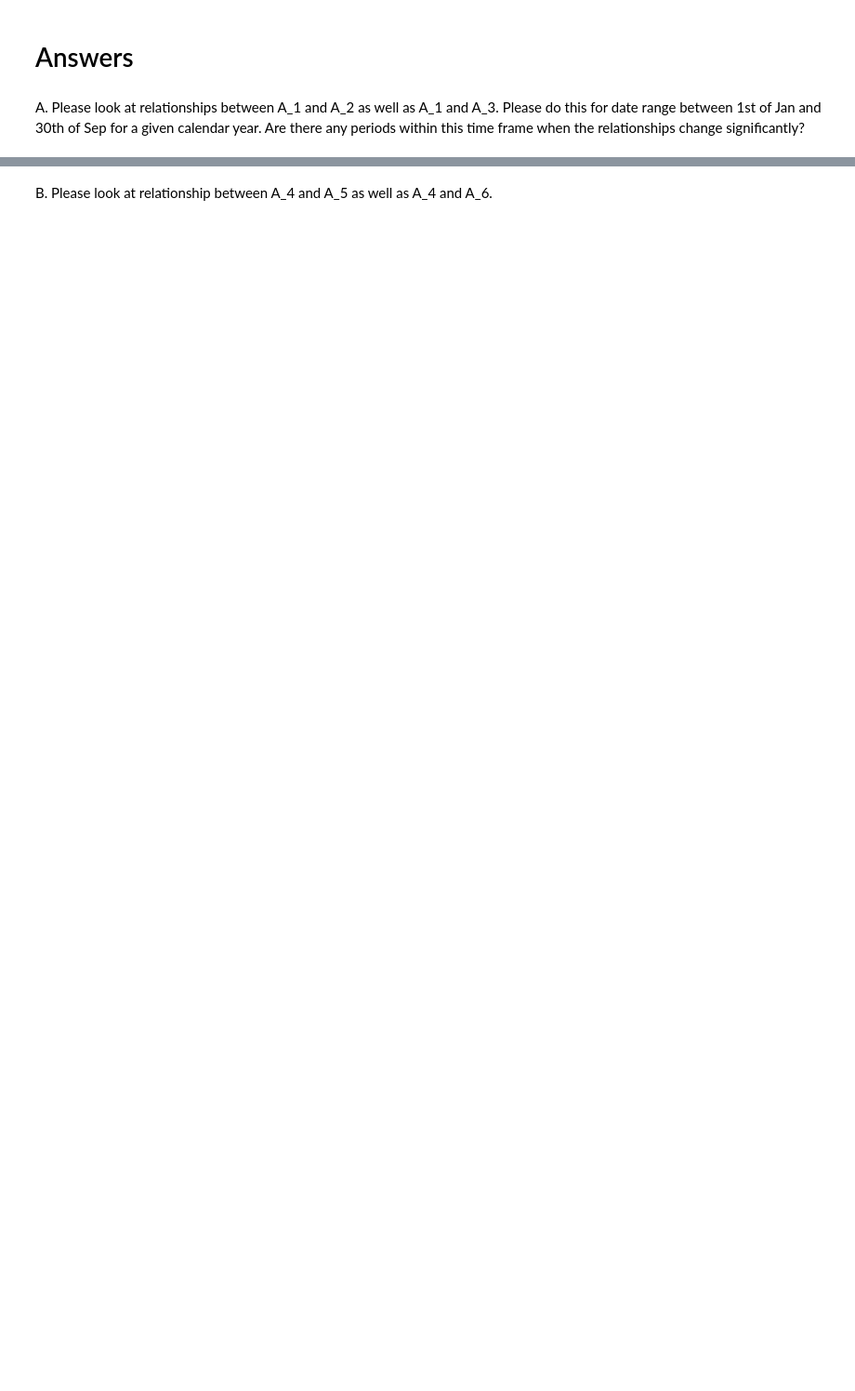
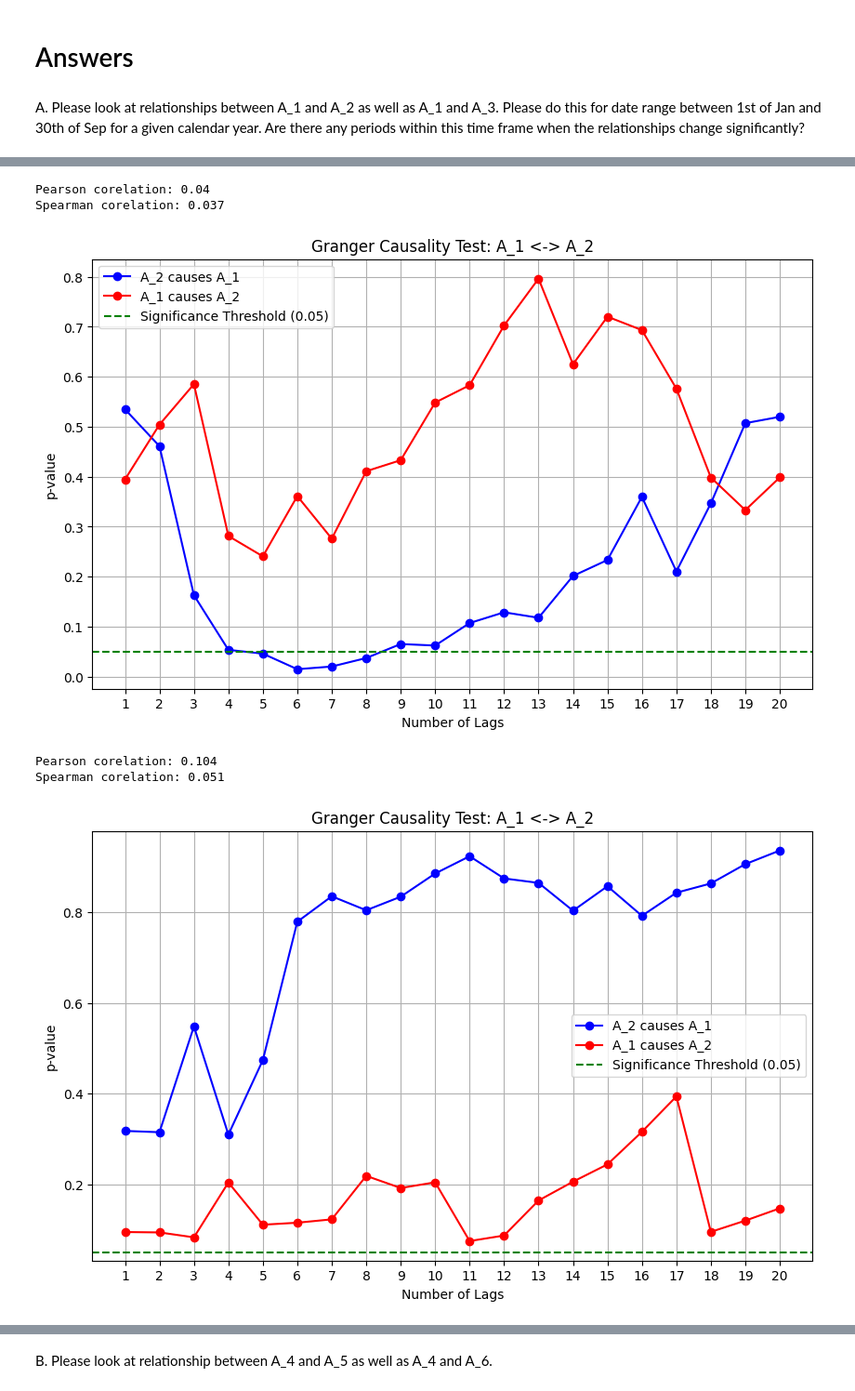
Before and after one commit to xfce1/Personal, a Jupyter notebook: DV/answers.ipynb, the cells around one changed output, grey strips where cells are left out. Shown at 93% size. Drawn from its saved outputs; the diff is of its cells as text; code cells hidden in the pictures; blank space fills up the shorter version.

```diff
--- a/DV/answers.ipynb
+++ b/DV/answers.ipynb
@@ -204,0 +205,9 @@ Spearman corelation: 0.079
+# %%
+part_a(df,['A_1', 'A_2'])
+# %% [output]
+Pearson corelation: 0.04
+Spearman corelation: 0.037
+[figure, added]
+Pearson corelation: 0.104
+Spearman corelation: 0.051
+[figure, added]
```
Also changed, not shown: parts of 13 cells of this notebook.
